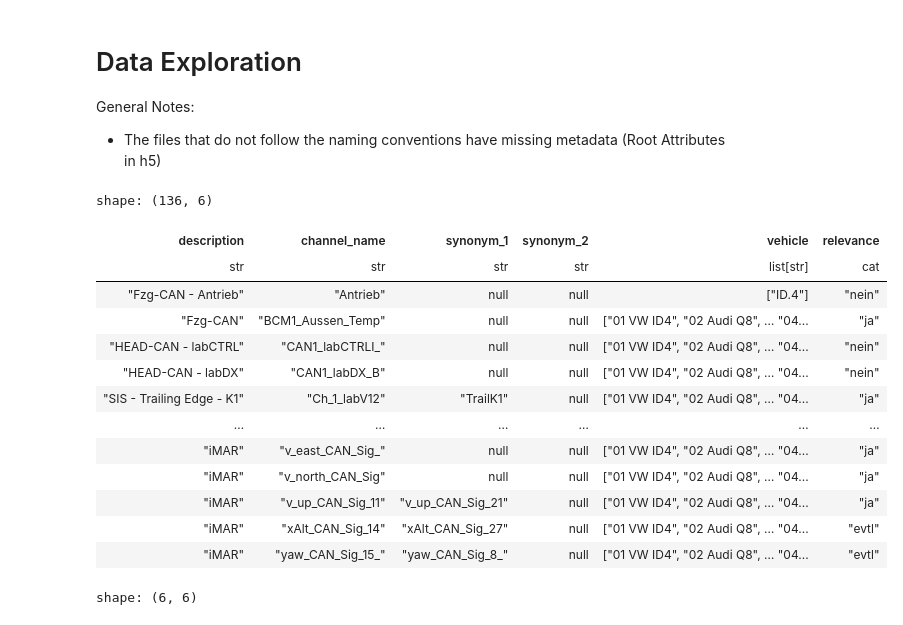
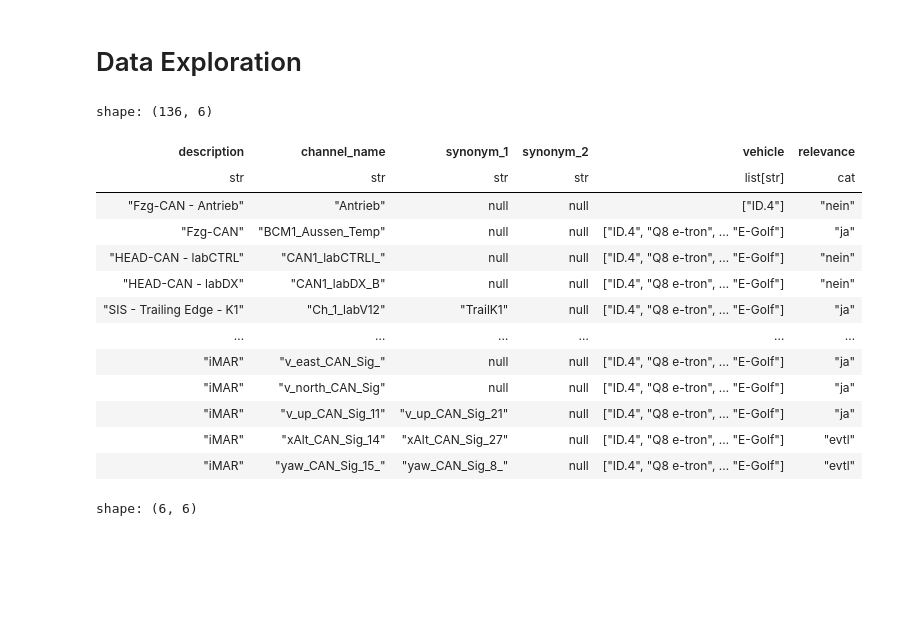
Before and after one commit to m-j-w-f/ROAR, a Jupyter notebook: src/roar/notenbooks/01explore.ipynb, the cells around one changed output. Drawn from its saved outputs; the diff is of its cells as text; code cells hidden in the pictures; blank space fills up the shorter version.

```diff
--- a/src/roar/notenbooks/01explore.ipynb
+++ b/src/roar/notenbooks/01explore.ipynb
@@ -2,8 +2,6 @@
 %load_ext autoreload
 %autoreload 2
 %matplotlib inline
-# %% [markdown]
-# Data Exploration
-General Notes:
-- The files that do not follow the naming conventions have missing metadata (Root Attributes in h5)
+# %% [markdown]
+# Data Exploration
 # %%
@@ -19,30 +29,30 @@ from roar import ALL_VEHICLES, DATA_DIR, EXTRAS_DIR, VEHICLE_CLEAN_NAMES
 # %%
 # Some data cleaning for better usability
-all_channel_names = pl.read_csv(EXTRAS_DIR / "all_measurement_channels name.csv")
+all_channel_names = pl.read_csv(EXTRAS_DIR / "all_measurement_channels_name.csv")
 all_channel_names = all_channel_names.with_columns(
     pl.col("vehicle")
-    .str.replace(" ", "")
     .str.split(",")
     .replace(VEHICLE_CLEAN_NAMES)
-    .replace({tuple(["alle"]): ALL_VEHICLES}),
+    .replace({tuple(["alle"]): ALL_VEHICLES})
+    .list.eval(pl.element().str.strip_prefix(" ").replace(VEHICLE_CLEAN_NAMES)),
     pl.col("relevance").cast(pl.Categorical),
 )
 all_channel_names
 # %% [output]
 shape: (136, 6)
 | description | channel_name | synonym_1 | synonym_2 | vehicle | relevance |
 | str | str | str | str | list[str] | cat |
 | "Fzg-CAN - Antrieb" | "Antrieb" | null | null | ["ID.4"] | "nein" |
-| "Fzg-CAN" | "BCM1_Aussen_Temp" | null | null | ["01 VW ID4", "02 Audi Q8", … "04... | "ja" |
-| "HEAD-CAN - labCTRL" | "CAN1_labCTRLI_" | null | null | ["01 VW ID4", "02 Audi Q8", … "04... | "nein" |
-| "HEAD-CAN - labDX" | "CAN1_labDX_B" | null | null | ["01 VW ID4", "02 Audi Q8", … "04... | "nein" |
-| "SIS - Trailing Edge - K1" | "Ch_1_labV12" | "TrailK1" | null | ["01 VW ID4", "02 Audi Q8", … "04... | "ja" |
+| "Fzg-CAN" | "BCM1_Aussen_Temp" | null | null | ["ID.4", "Q8 e-tron", … "E-Golf"] | "ja" |
+| "HEAD-CAN - labCTRL" | "CAN1_labCTRLI_" | null | null | ["ID.4", "Q8 e-tron", … "E-Golf"] | "nein" |
+| "HEAD-CAN - labDX" | "CAN1_labDX_B" | null | null | ["ID.4", "Q8 e-tron", … "E-Golf"] | "nein" |
+| "SIS - Trailing Edge - K1" | "Ch_1_labV12" | "TrailK1" | null | ["ID.4", "Q8 e-tron", … "E-Golf"] | "ja" |
 | … | … | … | … | … | … |
-| "iMAR" | "v_east_CAN_Sig_" | null | null | ["01 VW ID4", "02 Audi Q8", … "04... | "ja" |
-| "iMAR" | "v_north_CAN_Sig" | null | null | ["01 VW ID4", "02 Audi Q8", … "04... | "ja" |
-| "iMAR" | "v_up_CAN_Sig_11" | "v_up_CAN_Sig_21" | null | ["01 VW ID4", "02 Audi Q8", … "04... | "ja" |
-| "iMAR" | "xAlt_CAN_Sig_14" | "xAlt_CAN_Sig_27" | null | ["01 VW ID4", "02 Audi Q8", … "04... | "evtl" |
-| "iMAR" | "yaw_CAN_Sig_15_" | "yaw_CAN_Sig_8_" | null | ["01 VW ID4", "02 Audi Q8", … "04... | "evtl" |
+| "iMAR" | "v_east_CAN_Sig_" | null | null | ["ID.4", "Q8 e-tron", … "E-Golf"] | "ja" |
+| "iMAR" | "v_north_CAN_Sig" | null | null | ["ID.4", "Q8 e-tron", … "E-Golf"] | "ja" |
+| "iMAR" | "v_up_CAN_Sig_11" | "v_up_CAN_Sig_21" | null | ["ID.4", "Q8 e-tron", … "E-Golf"] | "ja" |
+| "iMAR" | "xAlt_CAN_Sig_14" | "xAlt_CAN_Sig_27" | null | ["ID.4", "Q8 e-tron", … "E-Golf"] | "evtl" |
+| "iMAR" | "yaw_CAN_Sig_15_" | "yaw_CAN_Sig_8_" | null | ["ID.4", "Q8 e-tron", … "E-Golf"] | "evtl" |
 # %%
 # Speed/measurement type information
 speed_info = pl.read_csv(EXTRAS_DIR / "speed.csv")
```
Also changed, not shown: parts of 45 cells of this notebook, 14 other files.
